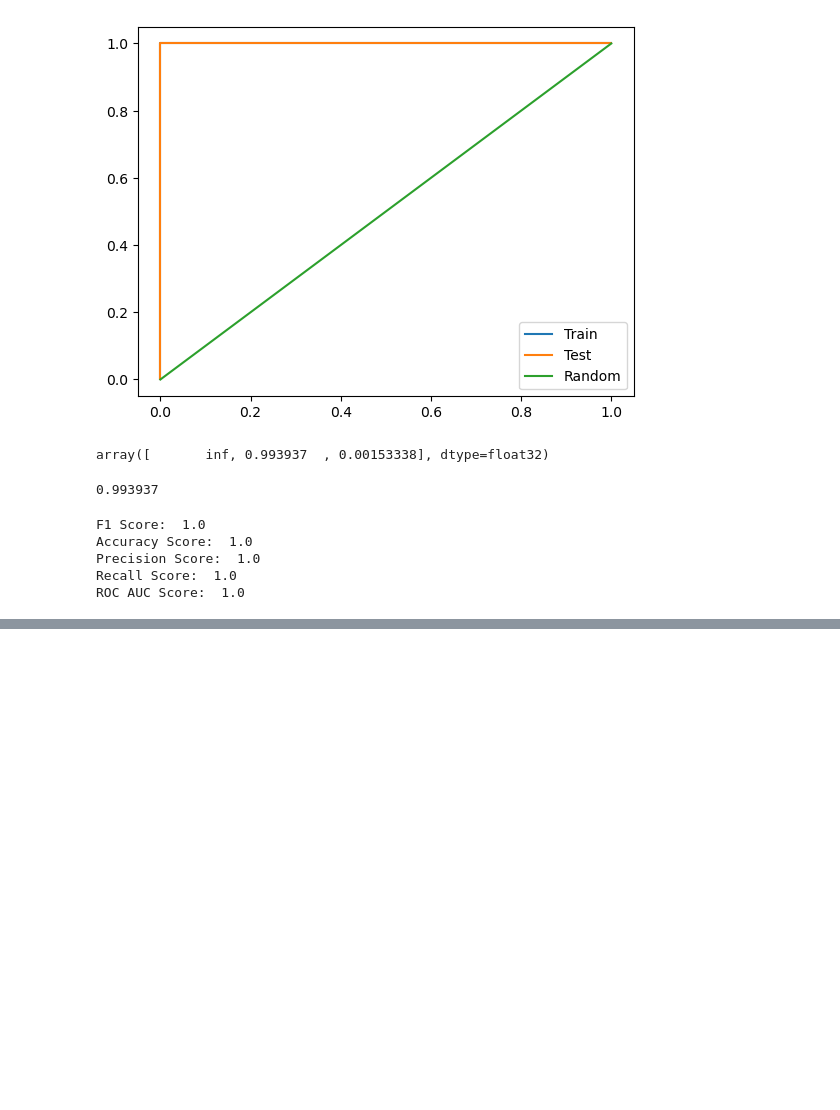
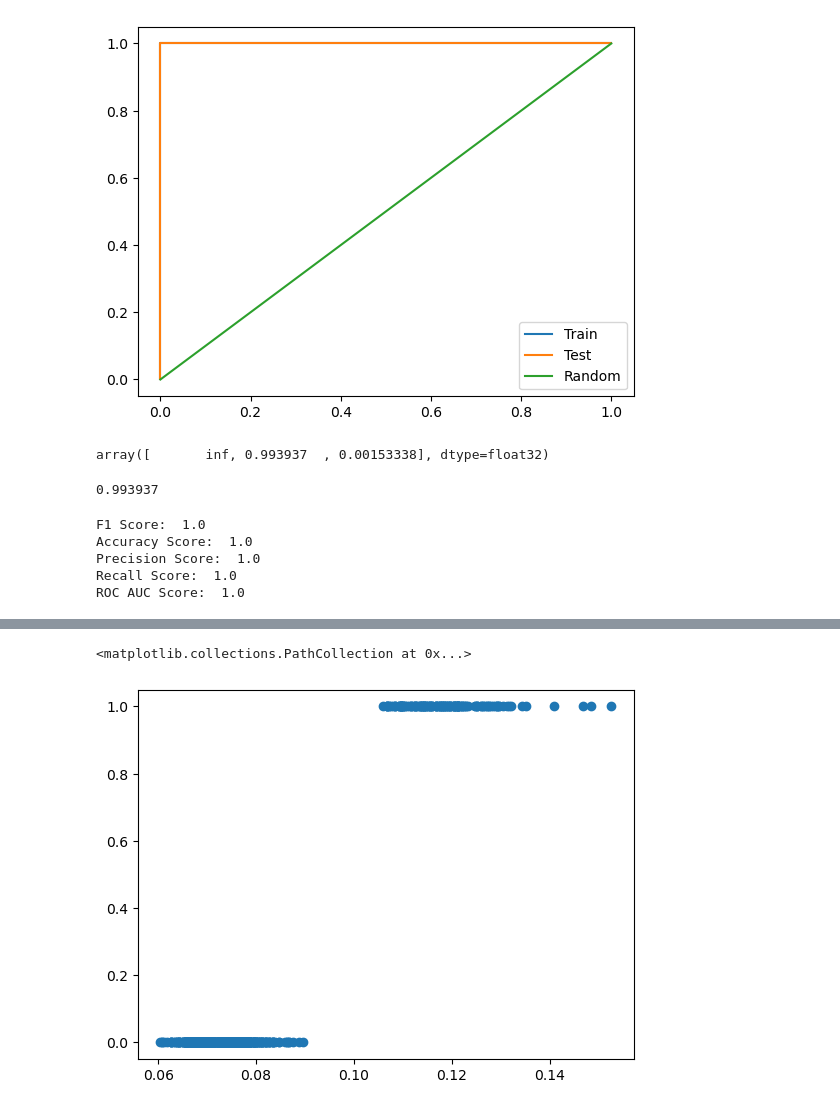
Before and after one commit to AtanasKolevNBU/PhD, a Jupyter notebook: notebooks/HHT/hht_initial_runs.ipynb, the cells around one changed output, grey strips where cells are left out. Drawn from its saved outputs; the diff is of its cells as text; code cells hidden in the pictures; blank space fills up the shorter version.

```diff
--- a/notebooks/HHT/hht_initial_runs.ipynb
+++ b/notebooks/HHT/hht_initial_runs.ipynb
@@ -1005,0 +1047,5 @@ ROC AUC Score:  1.0
+# %%
+plt.scatter(X_train['imf3_zcr'], y_train)
+# %% [output]
+<matplotlib.collections.PathCollection at 0x...>
+[figure, added]
```
Also changed, not shown: parts of 7 cells of this notebook.
